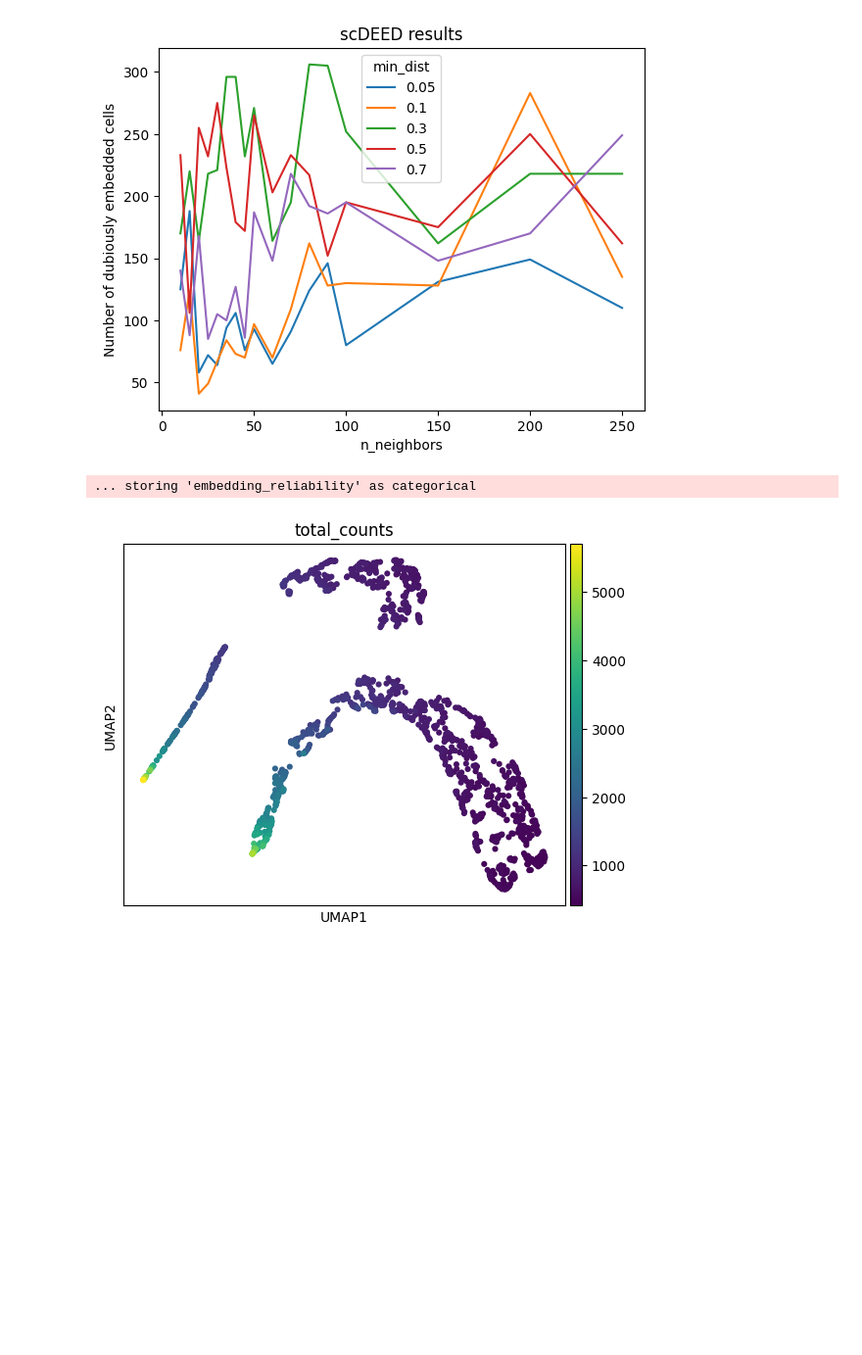
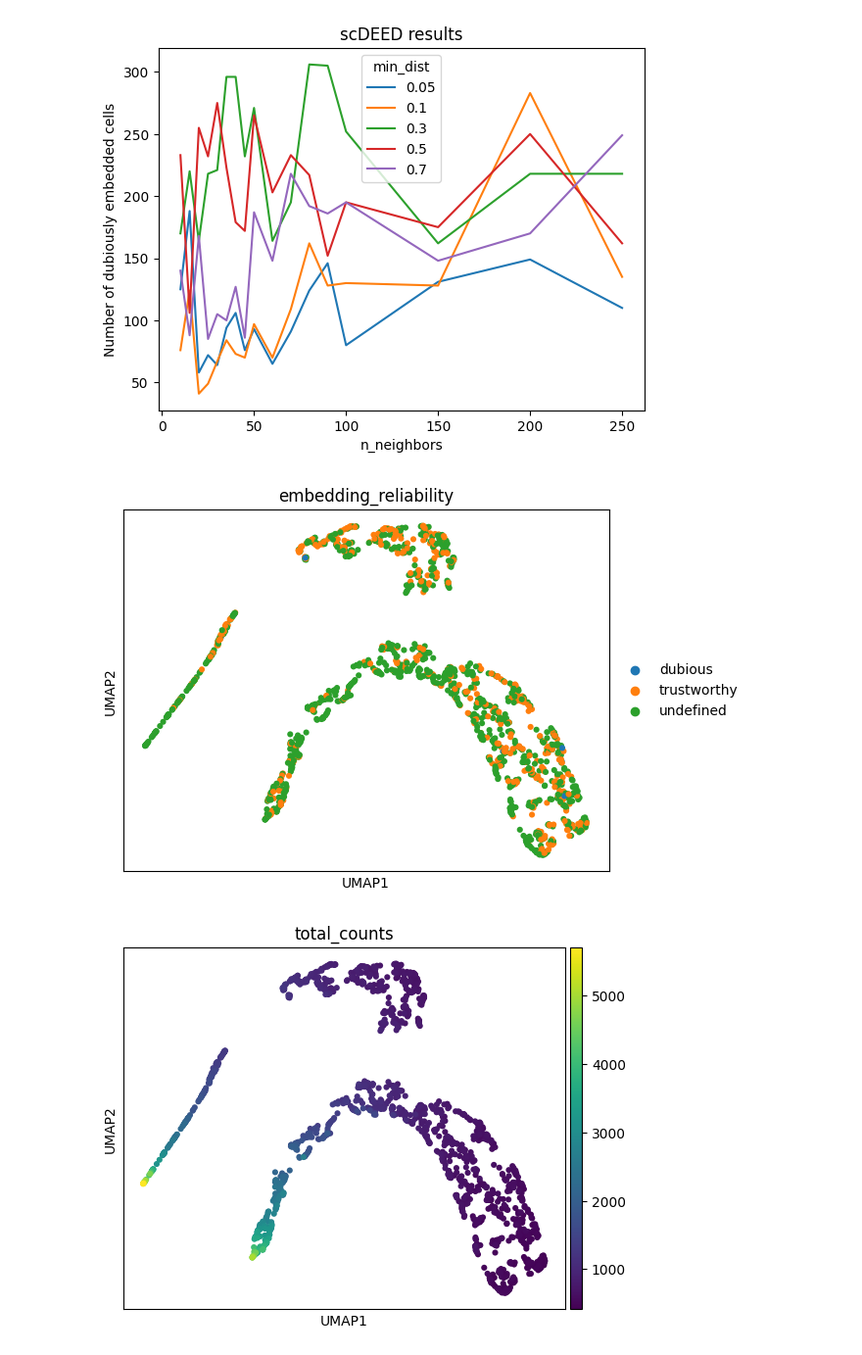
Before and after one commit to sfohr/msc_thesis, a Jupyter notebook: application/analysis/S3_NMD_vs_PCA_raw_counts.ipynb, the cells around one changed output. Shown at 98% size. Cells and saved outputs as stored; diff of their text form; code cells hidden in the pictures; blank space fills up the shorter version.

```diff
--- a/application/analysis/S3_NMD_vs_PCA_raw_counts.ipynb
+++ b/application/analysis/S3_NMD_vs_PCA_raw_counts.ipynb
@@ -606,17 +744,27 @@ importlib.reload(scd)
 n_neighbors_opt = 20
 min_dist_opt = 0.1
 # %%
-scdeed_result, rel_scores, null_rel_scores, reliabilities, n_neighbors_opt, min_dist_opt = scd.scdeed_parameter_selection(
-    data, n_neighbors, min_dists,
+(
+    scdeed_result,
+    rel_scores,
+    null_rel_scores,
+    reliabilities,
+    n_neighbors_opt,
+    min_dist_opt,
+) = scd.scdeed_parameter_selection(
+    data,
+    n_neighbors,
+    min_dists,
     n_pcs=k_opt,
     rng_seed=674116985,
-    layer = "counts",
+    layer="counts",
     dim_red_method="3B-NMD",
     dim_red_params={"beta1": beta_opt},
     obsm_embedding_key="X_nmd",
     embedding_method="UMAP",
     similarity_percent=0.5,
-    save_path=f"{data_path}/S3_filtered_scdeed_nmd_counts_r2")
+    save_path=f"{data_path}/S3_filtered_scdeed_nmd_counts_r2",
+)
 # %% [output]
 calculating (10, 0.05) - run 1/85
 INFO:fi_nomad.entry:    Initiating run, target_rank: 2, tolerance: None
@@ -676,8 +824,24 @@ sc.tl.umap(
     random_state=9874516,
 )
 # %%
-sc.pl.umap(data, layer="counts", color="total_counts", alpha=1, cmap="viridis", neighbors_key="NMD")
+sc.pl.umap(
+    data,
+    color="embedding_reliability",
+    alpha=1,
+    layer="counts",
+    neighbors_key="NMD",
+)
 plt.show()
+
+sc.pl.umap(
+    data,
+    color="total_counts",
+    alpha=1,
+    cmap="viridis",
+    layer="counts",
+    neighbors_key="NMD",
+)
+plt.show()
 # %% [output]
-... storing 'embedding_reliability' as categorical
-[figure, old version]
+[figure, new version]
+[figure, added]
```
Also changed, not shown: parts of 43 cells of this notebook, 2 other files.
